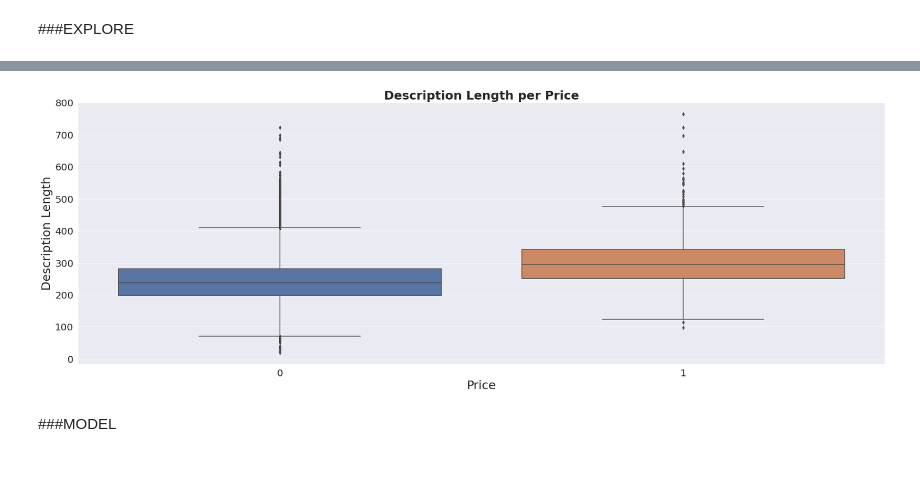
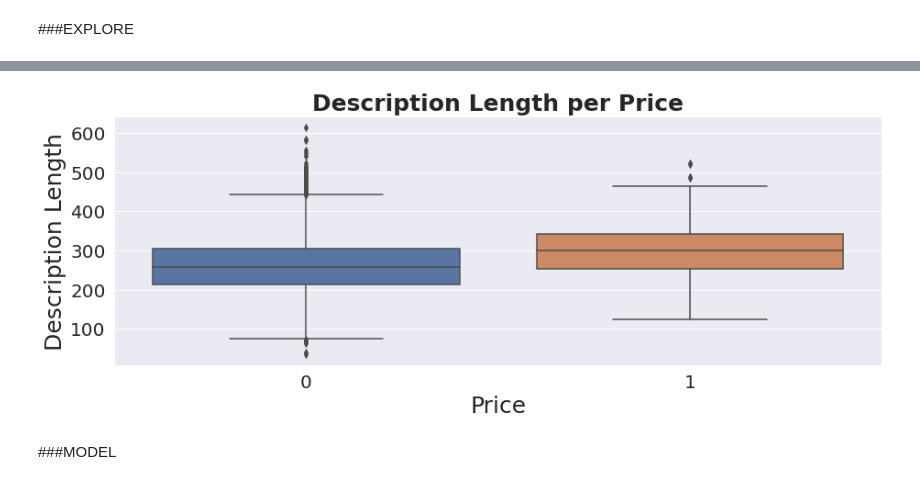
Before and after one commit to castudil/Machine-Learning, a Jupyter notebook: Proyecto Final ML/ Entrega 05 - Interpret/ Entrega_05_Interpret_wine.ipynb, the cells around one changed output, grey strips where cells are left out. Drawn from its saved outputs; the diff is of its cells as text; code cells hidden in the pictures.

```diff
--- a/Proyecto Final ML/ Entrega 05 - Interpret/ Entrega_05_Interpret_wine.ipynb
+++ b/Proyecto Final ML/ Entrega 05 - Interpret/ Entrega_05_Interpret_wine.ipynb
@@ -125,4 +144,4 @@ dtype: int64
 # %%
 #Reduzca los datos a mis dos características de interés y la variable de destino, datos limpios
-winedf = winedf[['points', 'price', 'description']].copy()
-winedf = winedf.dropna().reset_index(drop=True)
+winedf = df[['points', 'price', 'description']].copy()
+winedf = df.dropna().reset_index(drop=True)
@@ -242,15 +267,15 @@ plt.show()
 # %%
 #Entonces, el precio binario
-fig, ax = plt.subplots(figsize=(30,10))
+fig, ax = plt.subplots(figsize=(15,5))
 sns.boxplot(x='price_simplified', y='desc_length', data=winedf2)
 plt.xticks(fontsize=20) # X Ticks
 plt.yticks(fontsize=20) # Y Ticks
 ax.set_title('Description Length per Price', fontweight="bold", size=25)
 ax.set_ylabel('Description Length', fontsize = 25)
 ax.set_xlabel('Price', fontsize = 25)
 plt.show()
 # %% [output]
-[figure, old version]
+[figure, new version]
 # %% [markdown]
 ###MODEL
 # %% [markdown]
```
Also changed, not shown: parts of 19 cells of this notebook.
